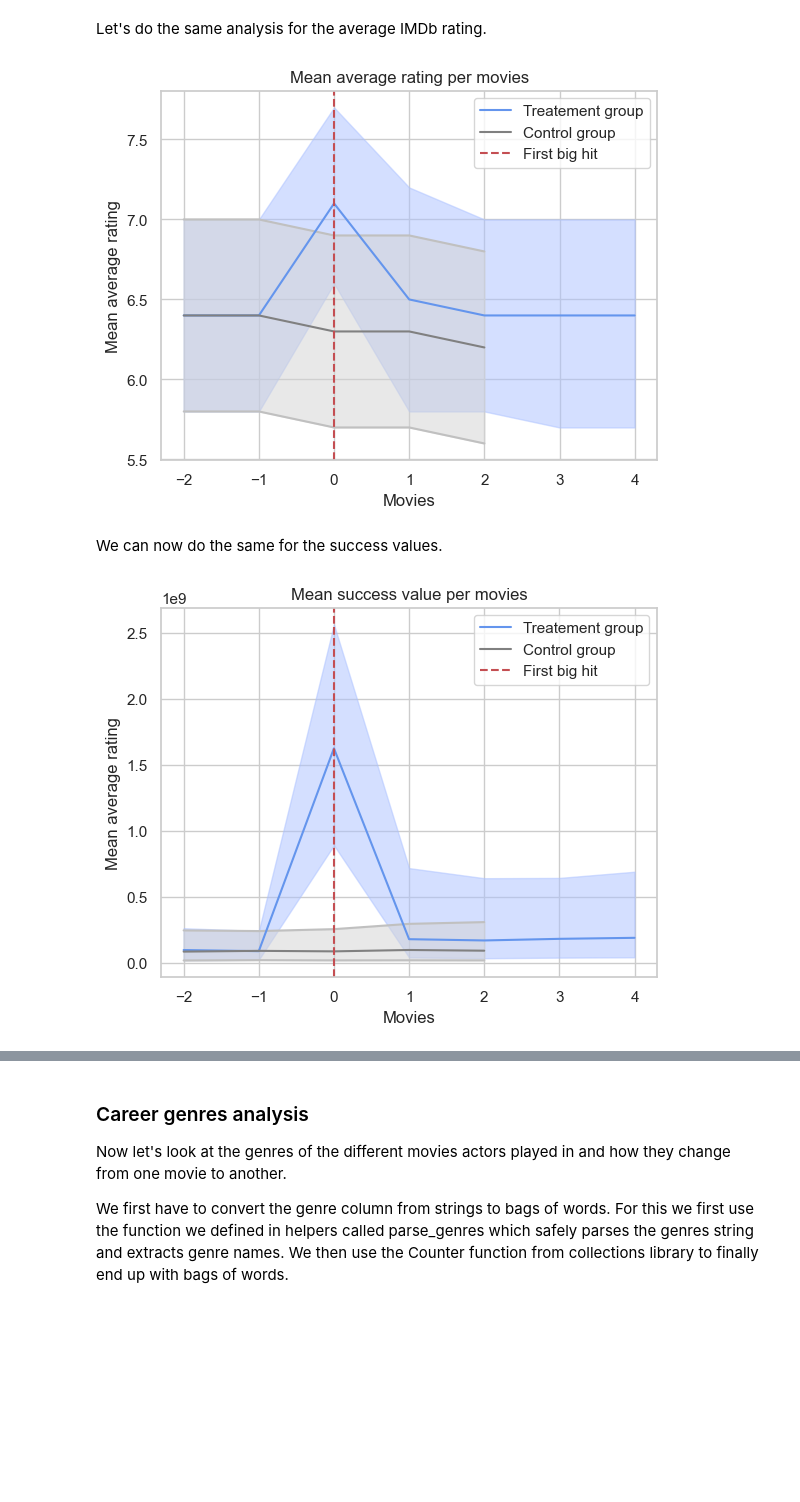
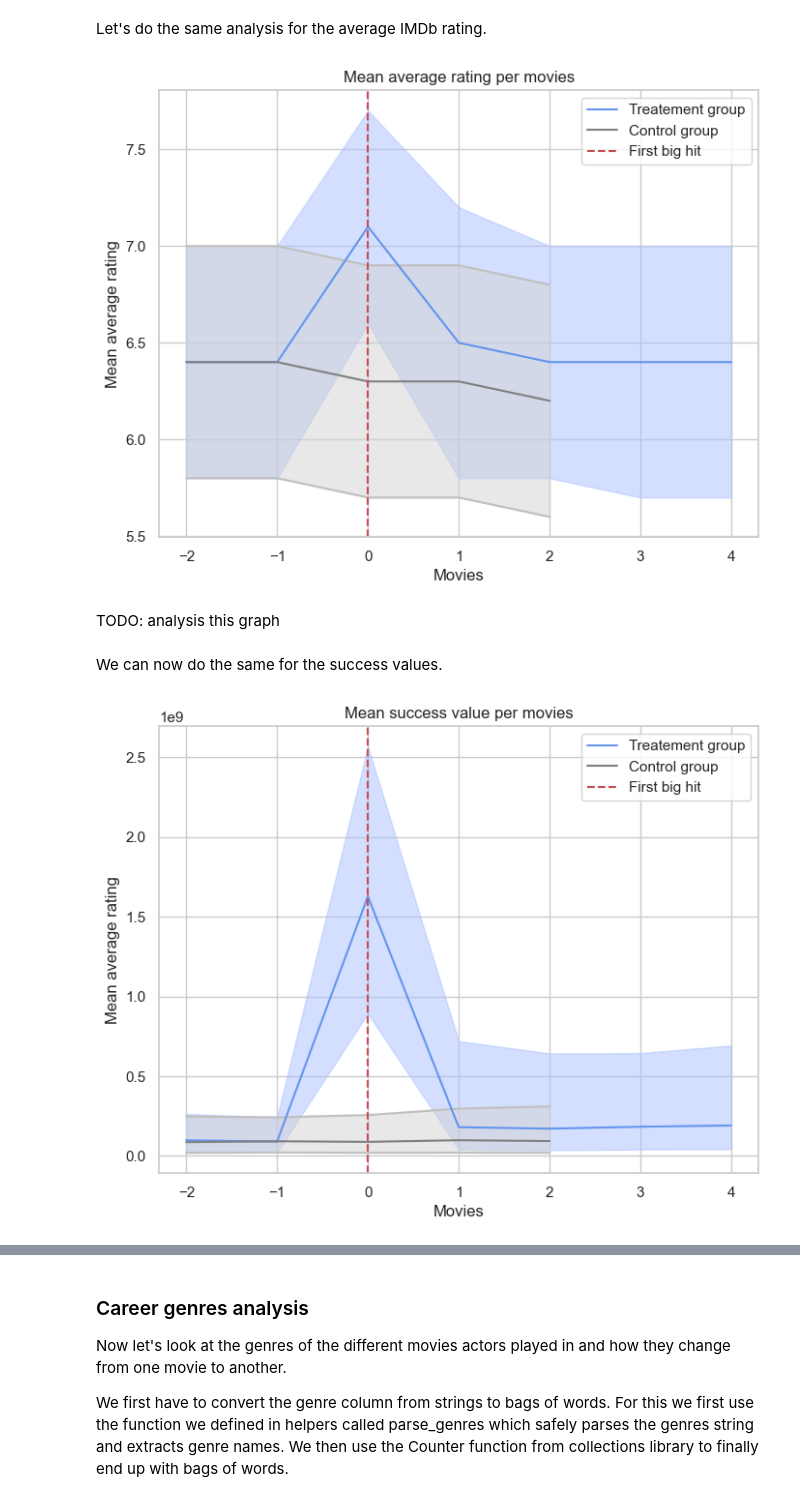
Before and after one commit to epfl-ada/ada-2023-project-pinacolada23, a Jupyter notebook: observational_study.ipynb, the cells around one changed output, grey strips where cells are left out. Drawn from its saved outputs; the diff is of its cells as text; code cells hidden in the pictures; blank space fills up the shorter version.

```diff
--- a/observational_study.ipynb
+++ b/observational_study.ipynb
@@ -277,13 +281,13 @@ nb_of_actors_for_n_ctrl = ctrl.groupby('n')['name_actor'].count()
 to_plot_indexes_treat = nb_of_actors_for_n_treat[nb_of_actors_for_n_treat.values>=1000].index
 to_plot_indexes_ctrl = nb_of_actors_for_n_ctrl[nb_of_actors_for_n_ctrl.values>=1000].index
 
-# Seperate the treatement group from the control group
-test_treat = treat[treat.n.isin(to_plot_indexes_treat)]
-test_ctrl = ctrl[ctrl.n.isin(to_plot_indexes_ctrl)]
+# Keep only indexes (n values) where we have enough actors (as computed above)
+plot_treat = treat[treat.n.isin(to_plot_indexes_treat)]
+plot_ctrl = ctrl[ctrl.n.isin(to_plot_indexes_ctrl)]
 
 # Group by the 'n' value
-treat_grp = test_treat.groupby('n')
-ctrl_grp = test_ctrl.groupby('n')
+treat_grp = plot_treat.groupby('n')
+ctrl_grp = plot_ctrl.groupby('n')
 # %% [markdown]
 Let's first start by looking at the mean movie box office revenue for each group. It is interesting to get a sense of how this variable is distributed among different actors. For this we plot the revenue of the first movie after the first big-hit.
 # %%
@@ -336,8 +342,8 @@ plt.show()
 Let's do the same analysis for the average IMDb rating.
 # %%
 # Compute the mean IMDb rating. Then keep only indexes for which we have enough actors
-to_plot_rating_treat = treat_grp.averageRating.median()[to_plot_indexes_treat]
-to_plot_rating_ctrl = ctrl_grp.averageRating.median()[to_plot_indexes_ctrl]
+to_plot_rating_treat = treat_grp.averageRating.median()
+to_plot_rating_ctrl = ctrl_grp.averageRating.median()
 
 # Compute the 25th and 75th quantile for the IMDb rating
 Q75_treat = treat_grp.averageRating.quantile(q=0.75)
@@ -347,6 +353,7 @@ Q75_ctrl = ctrl_grp.averageRating.quantile(q=0.75)
 Q25_ctrl = ctrl_grp.averageRating.quantile(q=0.25)
 
 # Plot the results
+plt.figure(figsize=(8,6))
 plt.fill_between(to_plot_rating_treat.index, Q25_treat, Q75_treat, alpha = 0.5, color = (0.67, 0.757, 1))
 plt.fill_between(to_plot_rating_ctrl.index, Q25_ctrl, Q75_ctrl, alpha = 0.5, color =  'lightgrey')
 
@@ -364,37 +371,40 @@ plt.ylabel('Mean average rating')
 plt.legend()
 plt.show()
 # %% [output]
-[figure, old version]
+[figure, new version]
+# %% [markdown]
+TODO: analysis this graph
 # %% [markdown]
 We can now do the same for the success values.
 # %%
 # Compute the mean success value. Then keep only indexes for which we have enough actors
 to_plot_success_treat = treat_grp.success.median()[to_plot_indexes_treat]
 to_plot_success_ctrl = ctrl_grp.success.median()[to_plot_indexes_ctrl]
 
 # Compute the 25th and 75th quantile for the success value
 Q75_treat = treat_grp.success.quantile(q=0.75)
 Q25_treat = treat_grp.success.quantile(q=0.25)
 
 Q75_ctrl = ctrl_grp.success.quantile(q=0.75)
 Q25_ctrl = ctrl_grp.success.quantile(q=0.25)
 
 # Plot the results
+plt.figure(figsize=(8,6))
 plt.fill_between(to_plot_success_treat.index, Q25_treat, Q75_treat, alpha = 0.5, color = (0.67, 0.757, 1))
 plt.fill_between(to_plot_success_ctrl.index, Q25_ctrl, Q75_ctrl, alpha = 0.5, color =  'lightgrey')
 
 plt.plot(Q25_ctrl, color='silver')
 plt.plot(Q75_ctrl, color='silver')
 
 plt.plot(to_plot_success_treat, label = 'Treatement group', color='cornflowerblue')
 plt.plot(to_plot_success_ctrl, label = 'Control group', color='grey')
 
 
 plt.axvline(x=0, color='r', label = 'First big hit', linestyle ='--')
 plt.title('Mean success value per movies')
 plt.xlabel('Movies')
 plt.ylabel('Mean average rating')
 plt.legend()
 plt.show()
 # %% [output]
-[figure, old version]
+[figure, new version]
```
Also changed, not shown: parts of 12 cells of this notebook.
